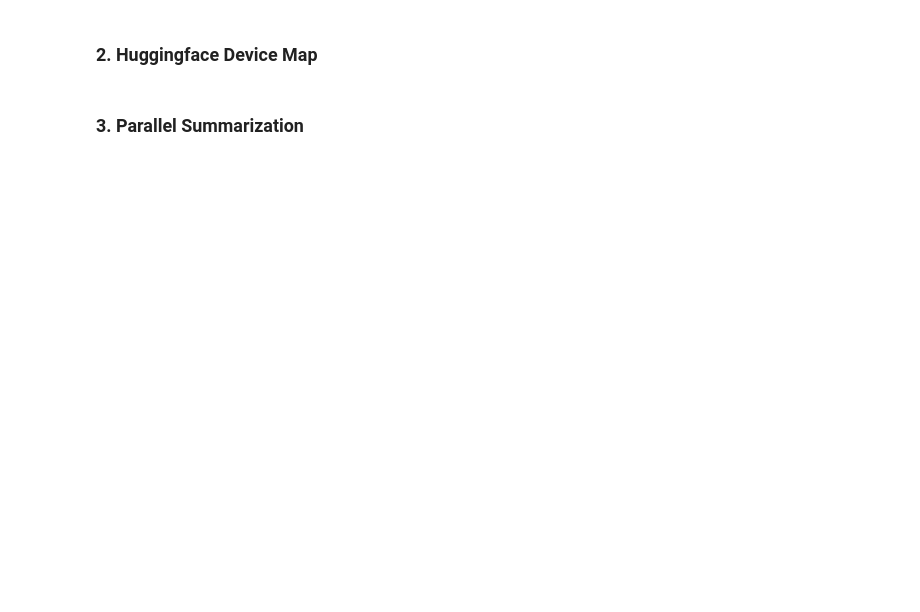
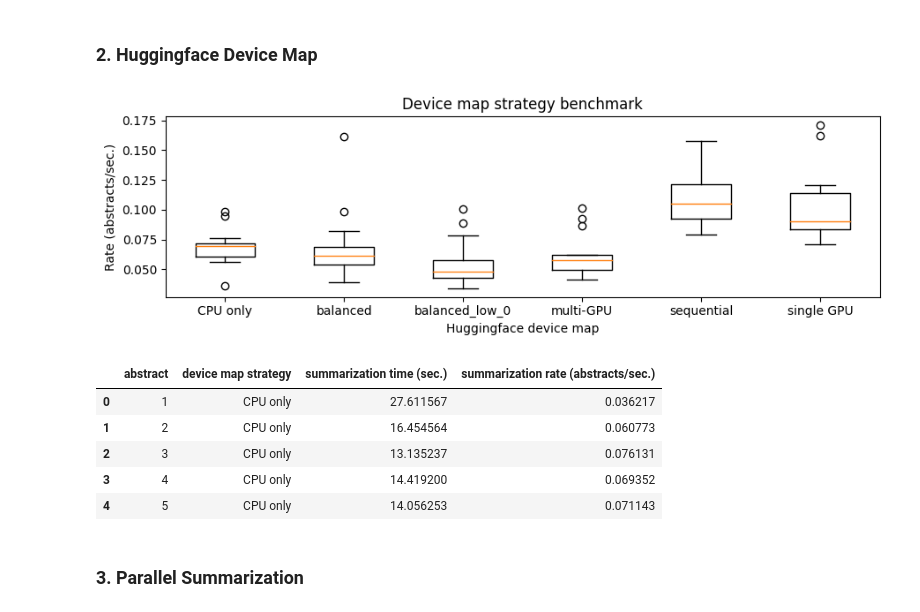
Before and after one commit to gperdrizet/PUBSUM, a Jupyter notebook: pubsum/notebooks/benchmarking_results.ipynb, the cells around one changed output. Drawn from its saved outputs; the diff is of its cells as text; code cells hidden in the pictures; blank space fills up the shorter version.

```diff
--- a/pubsum/notebooks/benchmarking_results.ipynb
+++ b/pubsum/notebooks/benchmarking_results.ipynb
@@ -44,18 +72,26 @@ data.head()
 ### 2. Huggingface Device Map
 # %%
 data = pd.read_csv('../benchmarks/huggingface_device_map/results.csv')
-data = data.pivot(index='abstract', columns='device map strategy', values='summarization rate (abstracts/sec.)')
+wide_data = data.pivot(index='abstract', columns='device map strategy', values='summarization rate (abstracts/sec.)')
 
 fig, axs = plt.subplots(1, 1, figsize=(9, 3), tight_layout=True)
 
-axs.set_title('Huggingface device map strategy')
-axs.set_xlabel('Device map')
-axs.set_ylabel('Summarization rate (abstracts/sec.)')
-axs.boxplot(data, labels=data.columns)
+axs.set_title('Device map strategy benchmark')
+axs.set_xlabel('Huggingface device map')
+axs.set_ylabel('Rate (abstracts/sec.)')
+axs.boxplot(wide_data, labels=wide_data.columns)
 
 plt.show()
 
 data.head()
+# %% [output]
+[figure, added]
+|  | abstract | device map strategy | summarization time (sec.) | summarization rate (abstracts/sec.) |
+| 0 | 1 | CPU only | 27.611567 | 0.036217 |
+| 1 | 2 | CPU only | 16.454564 | 0.060773 |
+| 2 | 3 | CPU only | 13.135237 | 0.076131 |
+| 3 | 4 | CPU only | 14.419200 | 0.069352 |
+| 4 | 5 | CPU only | 14.056253 | 0.071143 |
 # %% [markdown]
 ### 3. Parallel Summarization
 # %%
```
Also changed, not shown: parts of 5 cells of this notebook.
